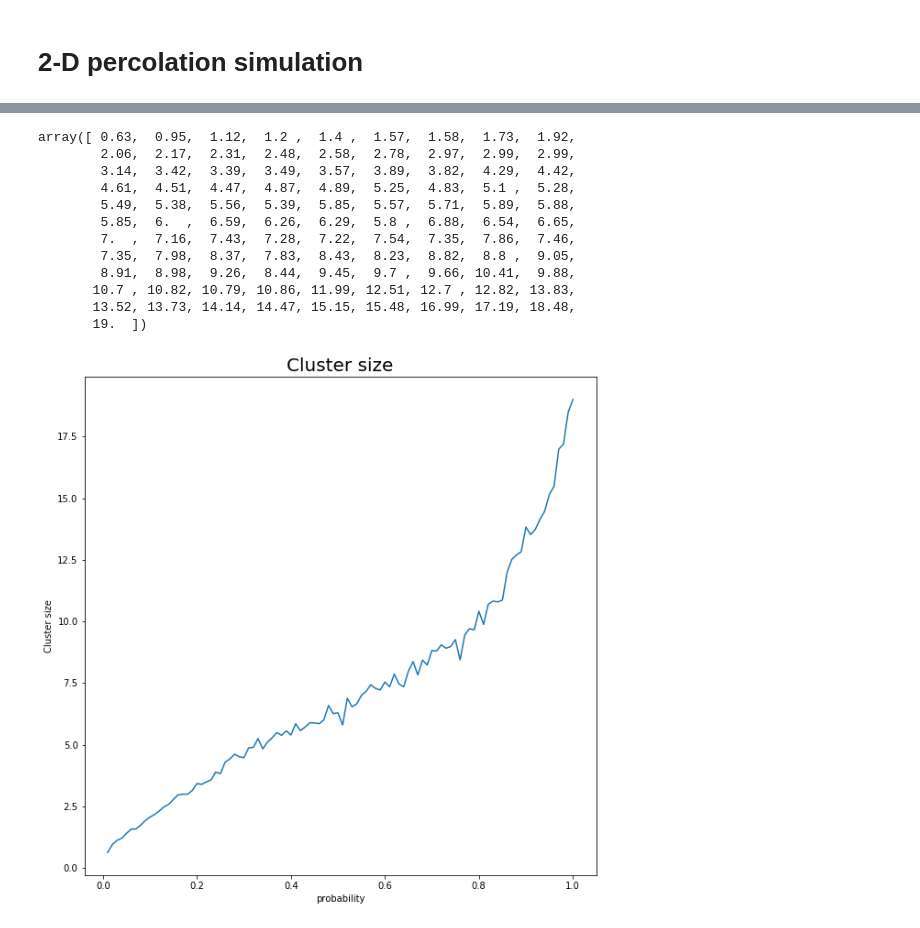
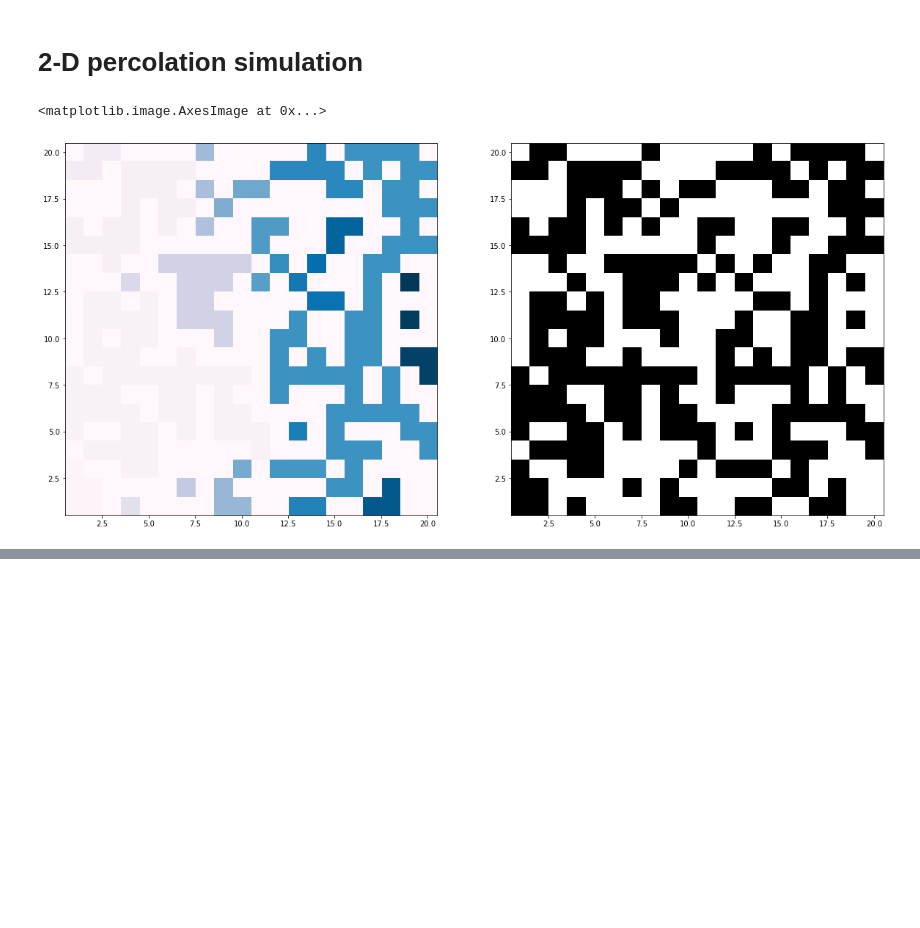
Before and after one commit to GyeongHwan-Jang/GyeongHwan-Jang.github.io, a Jupyter notebook: C.C.ipynb, the cells around one changed output, grey strips where cells are left out. Saved outputs shown, nothing was run; the diff lists cells and outputs as text; code cells hidden in the pictures; blank space fills up the shorter version.

```diff
--- a/C.C.ipynb
+++ b/C.C.ipynb
@@ -114,9 +217,23 @@ def labelling(lattice, L):
                 elif (lattice[j-1][i] != 1) and (lattice[j][i-1] == 1):
                     labeled_lattice[j][i] = labeled_lattice[j][i-1]
                 elif (lattice[j-1][i] == 1) and (lattice[j][i-1] == 1):
-                    if (lattice[j-1][i] > lattice[j][i-1]):
-                        union(i,j,labeled_lattice[j][i-1],labeled_lattice[j-1][i])
+                    if (labeled_lattice[j-1][i] > labeled_lattice[j][i-1]):
+                        value = labeled_lattice[j][i-1]
+                        change = labeled_lattice[j-1][i]
+                        for a in range(1,i+1):
+                            for b in range(1,L):
+                                if (labeled_lattice[b][a] == change):
+                                    labeled_lattice[b][a] = value
+                        labeled_lattice[j][i] = value
+                    elif (labeled_lattice[j-1][i] < labeled_lattice[j][i-1]):
+                        value = labeled_lattice[j-1][i]
+                        change = labeled_lattice[j][i-1]
+                        for a in range(1,i+1):
+                            for b in range(1,L):
+                                if (labeled_lattice[b][a] == change):
+                                    labeled_lattice[b][a] = value
+                        labeled_lattice[j][i] = value
                     else :
-                        union(i,j,labeled_lattice[j-1][i],labeled_lattice[j][i-1])
+                        labeled_lattice[j][i] = labeled_lattice[j-1][i]
     return labeled_lattice
 # %%
@@ -134,3 +270,23 @@ def show_clustersize(lattice,labeled_lattice):
+# %%
+## lattice size(out side lattice that i make +1 is trick to avoid index problem in for sentence) \
+## simul time step for changing p, simul time step for same p
+L, T1, T2 = 20+1, 100, 10
+p_start = 1e-2 ## start probability of occuping lattice
+lattice = make_lattice(L,0.5)
+labeled_lattice = labelling(lattice,L)
+# %%
+## ploting labeling lattice and lattice when p = 0.5
+fig, axes = plt.subplots(1,2,figsize = (20,10))
+axes.set_title("2-D lattice", size = 20)
+axes[0].set_xlim([0.5,20.5])
+axes[0].set_ylim([0.5,20.5])
+axes[1].set_xlim([0.5,20.5])
+axes[1].set_ylim([0.5,20.5])
+axes[0].imshow(labeled_lattice, cmap="PuBu")
+axes[1].imshow(lattice, cmap="binary")
+# %% [output]
+<matplotlib.image.AxesImage at 0x...>
+[figure, added]
 # %%
 ## lattice size(out side lattice that i make +1 is trick to avoid index problem in for sentence) \
 ## simul time step for changing p, simul time step for same p
@@ -150,26 +309,3 @@ for p in tqdm(np.linspace(p_start,1,T1)):
     i += 1
 # %% [output]
 [interactive output not drawn]
-# %%
-cluster_size_10
-# %% [output]
-array([ 0.63,  0.95,  1.12,  1.2 ,  1.4 ,  1.57,  1.58,  1.73,  1.92,
-        2.06,  2.17,  2.31,  2.48,  2.58,  2.78,  2.97,  2.99,  2.99,
-        3.14,  3.42,  3.39,  3.49,  3.57,  3.89,  3.82,  4.29,  4.42,
-        4.61,  4.51,  4.47,  4.87,  4.89,  5.25,  4.83,  5.1 ,  5.28,
-        5.49,  5.38,  5.56,  5.39,  5.85,  5.57,  5.71,  5.89,  5.88,
-        5.85,  6.  ,  6.59,  6.26,  6.29,  5.8 ,  6.88,  6.54,  6.65,
-        7.  ,  7.16,  7.43,  7.28,  7.22,  7.54,  7.35,  7.86,  7.46,
-        7.35,  7.98,  8.37,  7.83,  8.43,  8.23,  8.82,  8.8 ,  9.05,
-        8.91,  8.98,  9.26,  8.44,  9.45,  9.7 ,  9.66, 10.41,  9.88,
-       10.7 , 10.82, 10.79, 10.86, 11.99, 12.51, 12.7 , 12.82, 13.83,
-       13.52, 13.73, 14.14, 14.47, 15.15, 15.48, 16.99, 17.19, 18.48,
-       19.  ])
-# %%
-fig, axes = plt.subplots(figsize = (10,10))
-axes.set_title("Cluster size", size = 20)
-axes.set_xlabel("probability", size = 10)
-axes.set_ylabel("Cluster size", size = 10)
-axes = plt.plot(np.linspace(p_start,1,T1), cluster_size_10)
-# %% [output]
-[figure, removed]
```
Also changed, not shown: parts of 21 cells of this notebook.
